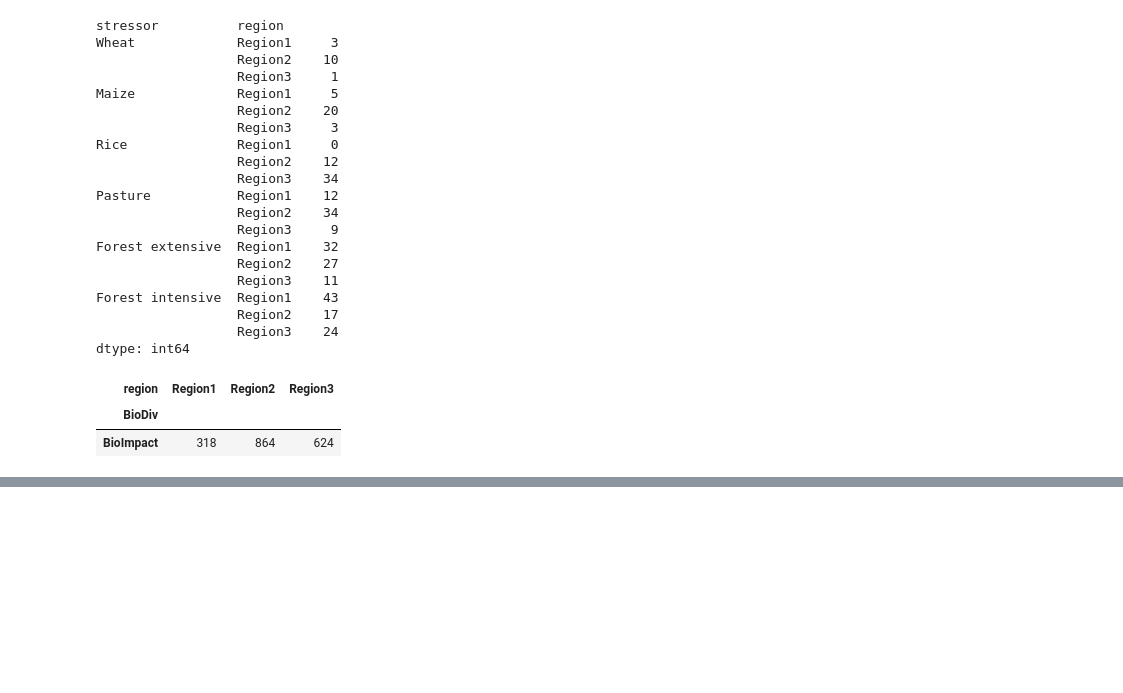
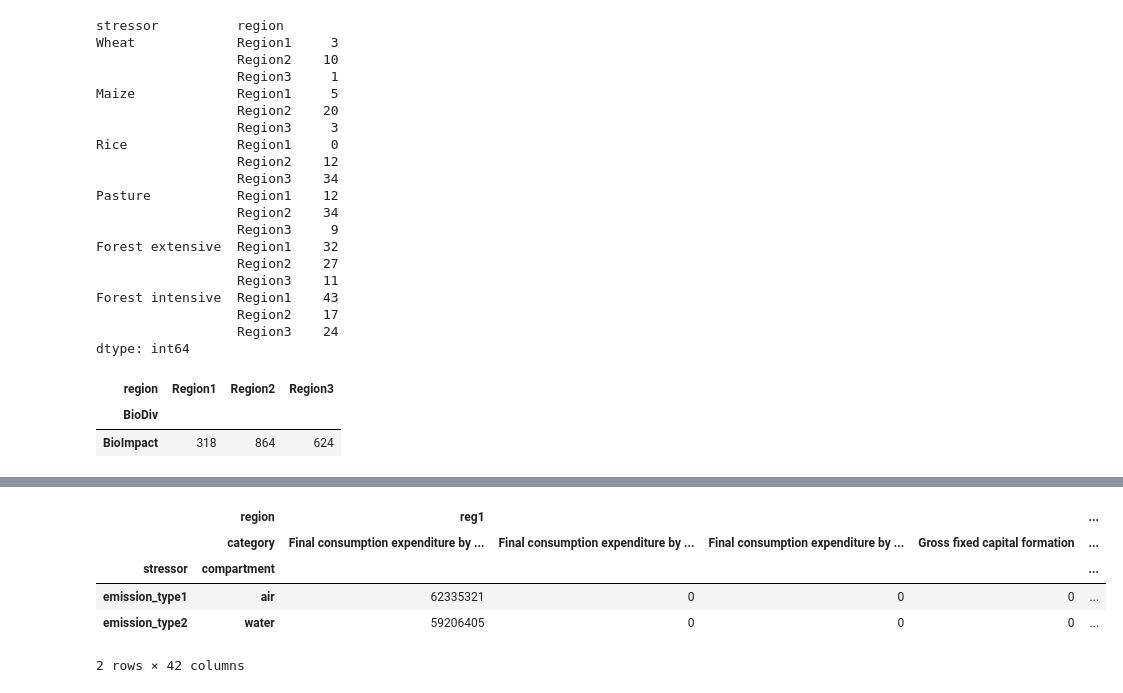
Before and after one commit to IndEcol/pymrio, a Jupyter notebook: doc/source/notebooks/convert.ipynb, the cells around one changed output, grey strips where cells are left out. Drawn from its saved outputs; the diff is of its cells as text; code cells hidden in the pictures; blank space fills up the shorter version.

```diff
--- a/doc/source/notebooks/convert.ipynb
+++ b/doc/source/notebooks/convert.ipynb
@@ -420,0 +446,9 @@ This bridge table has to follow a specific format, depending on the table to be
+# %%
+mrio.emissions.F_Y
+# %% [output]
+|  | region | reg1 |  |  |  | ... |
+|  | category | Final consumption expenditure by ... | Final consumption expenditure by ... | Final consumption expenditure by ... | Gross fixed capital formation | ... |
+| stressor | compartment |  |  |  |  | ... |
+| emission_type1 | air | 62335321 | 0 | 0 | 0 | ... |
+| emission_type2 | water | 59206405 | 0 | 0 | 0 | ... |
+2 rows × 42 columns
```
Also changed, not shown: parts of 22 cells of this notebook, 2 other files.
